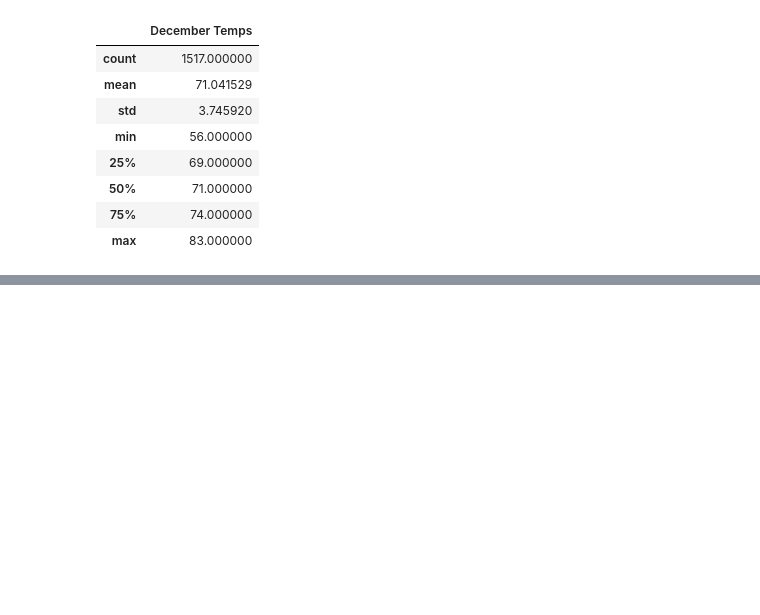
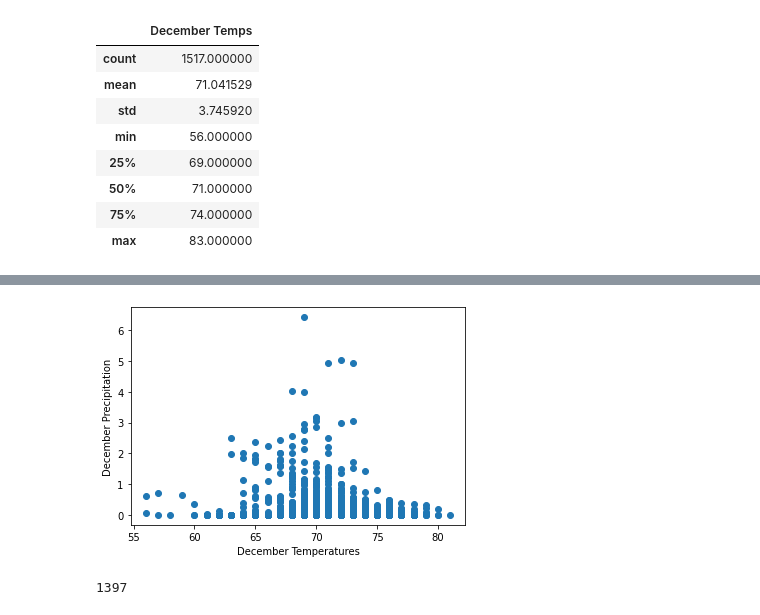
Before and after one commit to vneeraja/surfs_up, a Jupyter notebook: SurfsUp_Challenge.ipynb, the cells around one changed output, grey strips where cells are left out. Cells and saved outputs as stored; diff of their text form; code cells hidden in the pictures; blank space fills up the shorter version.

```diff
--- a/SurfsUp_Challenge.ipynb
+++ b/SurfsUp_Challenge.ipynb
@@ -119,0 +148,6 @@ df.describe()
+# %%
+# Write a query that filters the Measurement table to retrieve the precpitation,temperatures for the month of December.
+results = []
+results = session.query(Measurement.date, Measurement.prcp, Measurement.tobs).\
+            filter(extract('month', Measurement.date) == 12).all()
+print(len(results))
@@ -119,0 +156,4 @@ df.describe()
+# %%
+# Create a DataFrame for the list of precipitaion and temperatures for the month of December.
+df_dec = pd.DataFrame(results, columns=['Date','December Precipitation','December Temps'])
+#df_dec.style.hide_index()
@@ -119,0 +181,16 @@ df.describe()
+# %%
+# Plot the precepitaion vs temperature of December
+plt.scatter(df_dec['December Temps'],df_dec['December Precipitation'])
+plt.xlabel('December Temperatures')
+plt.ylabel('December Precipitation')
+plt.show()
+# %% [output]
+[figure, added]
+# %%
+# Write a query that filters the Measurement table to retrieve the precpitation,temperatures for the year 2017.
+results = []
+results = session.query(Measurement.prcp,Measurement.tobs).\
+    filter(extract('year',Measurement.date) == 2017).all()
+print(len(results))
+# %% [output]
+1397
```
Also changed, not shown: parts of 10 cells of this notebook.
